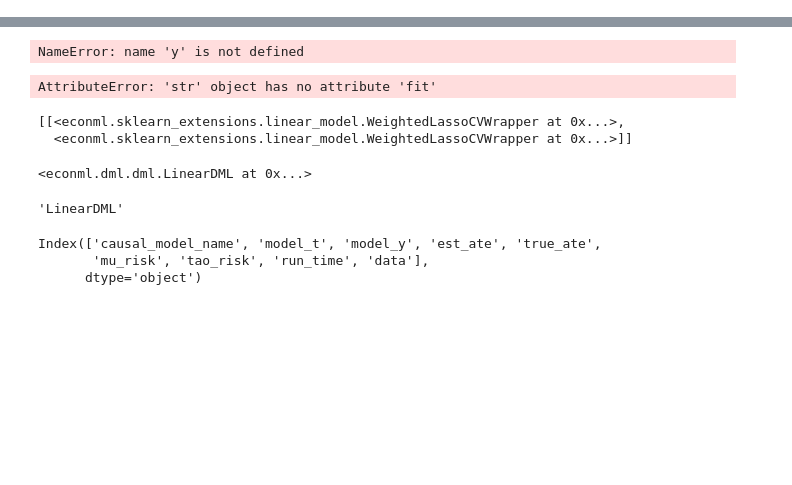
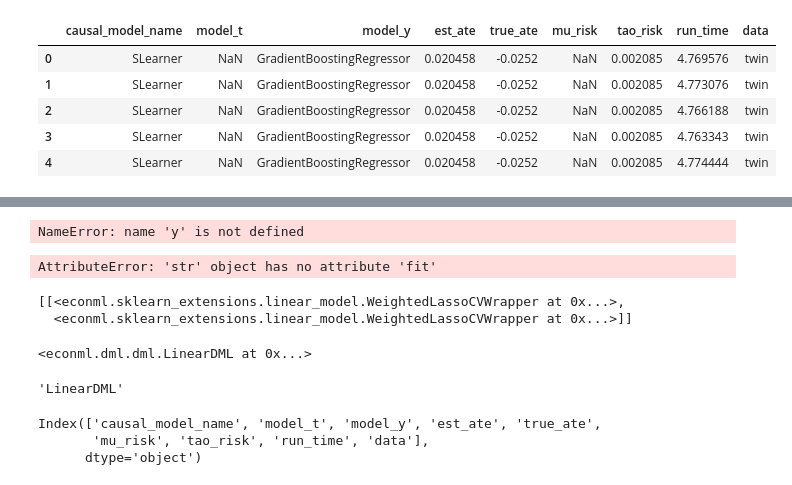
Before and after one commit to AnthonyCampbell208/hyperparameter_research, a Jupyter notebook: test.ipynb, the cells around one changed output, grey strips where cells are left out. Drawn from its saved outputs; the diff is of its cells as text; code cells hidden in the pictures; blank space fills up the shorter version.

```diff
--- a/test.ipynb
+++ b/test.ipynb
@@ -28,3 +28,15 @@ def causal_inference_analysis(model_y, model_t, str_causal_model,x, y, t, true_a
     return {'est_ate': estimated_ate, 'mu_risk': mu_risk, 'tao_risk': tao_risk,
             'true_ate_std': true_ate_std, 'run_time': run_time,
             'model_t': model_t.__class__.__name__, 'model_y': model_y.__class__.__name__}, estimated_ite_values
+# %%
+import pandas as pd
+
+twin_df = pd.read_csv('results/twin_no_params_baselines.csv', index_col=0)
+twin_df.head()
+# %% [output]
+|  | causal_model_name | model_t | model_y | est_ate | true_ate | mu_risk | tao_risk | run_time | data |
+| 0 | SLearner | NaN | GradientBoostingRegressor | 0.020458 | -0.0252 | NaN | 0.002085 | 4.769576 | twin |
+| 1 | SLearner | NaN | GradientBoostingRegressor | 0.020458 | -0.0252 | NaN | 0.002085 | 4.773076 | twin |
+| 2 | SLearner | NaN | GradientBoostingRegressor | 0.020458 | -0.0252 | NaN | 0.002085 | 4.766188 | twin |
+| 3 | SLearner | NaN | GradientBoostingRegressor | 0.020458 | -0.0252 | NaN | 0.002085 | 4.763343 | twin |
+| 4 | SLearner | NaN | GradientBoostingRegressor | 0.020458 | -0.0252 | NaN | 0.002085 | 4.774444 | twin |
```
Also changed, not shown: parts of 2 cells of this notebook, 23 other files.
